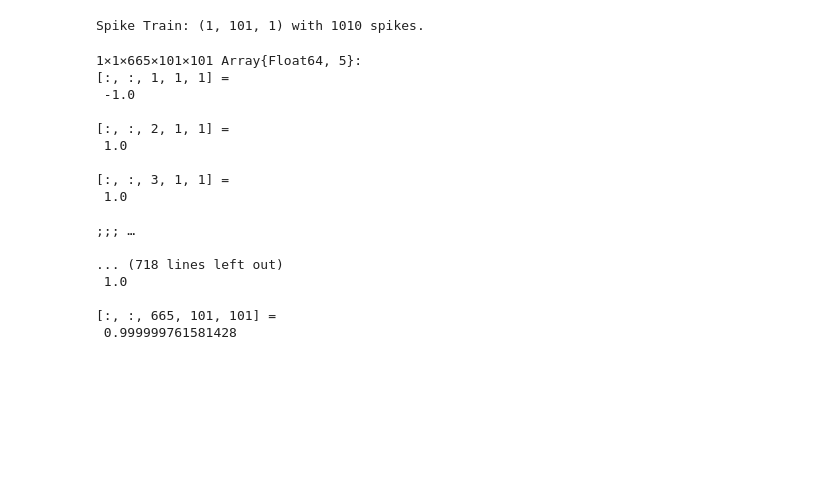
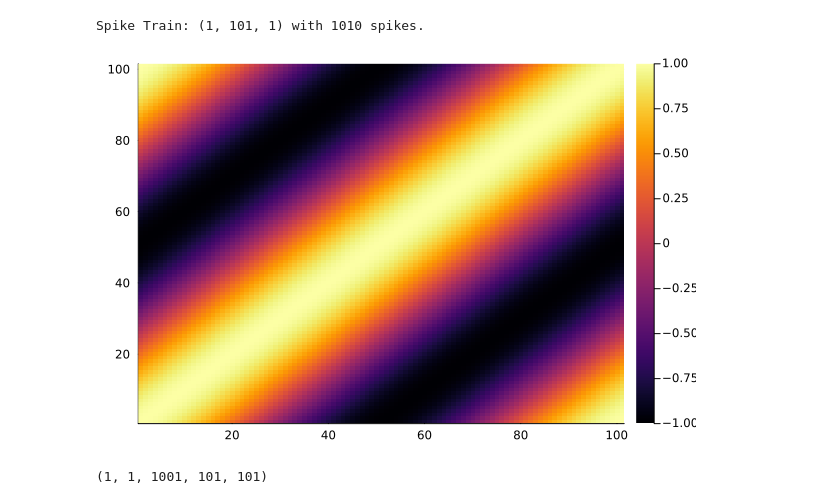
Before and after one commit to wilkieolin/PhasorNetworks.jl, a Jupyter notebook: demos/similarity.ipynb, the cells around one changed output. Saved outputs shown, nothing was run; the diff lists cells and outputs as text; code cells hidden in the pictures; blank space fills up the shorter version.

```diff
--- a/demos/similarity.ipynb
+++ b/demos/similarity.ipynb
@@ -52,13 +33,13 @@ n_vsa = 1
 epsilon = 0.10
 repeats = 10
 epsilon = 0.025
-solver_args = Dict(:adaptive => true, :abstol => 1e-6, :reltol => 1e-6)
+solver_args = Dict(:adaptive => false, :dt => 0.01, :abstol => 1e-6, :reltol => 1e-6)
 spk_args = SpikingArgs(t_window = 0.01,
                     threshold = 0.001,
                     solver=Tsit5(),
                     solver_args = solver_args)
 tspan = (0.0, repeats*1.0)
-tbase = collect(tspan[1]:spk_args.dt:tspan[2])
+tbase = collect(tspan[1]:spk_args.solver_args[:dt]:tspan[2])
 # %% [output]
 1001-element Vector{Float64}:
   0.0
@@ -116,23 +101,11 @@ st_y = phase_to_train(phase_y, spk_args = spk_args, repeats = repeats)
 Spike Train: (1, 101, 1) with 1010 spikes.
 # %%
 sims_2 = stack(similarity_outer(st_x, st_y, dims=2, reduce_dim=3, tspan=tspan, spk_args = spk_args));
-# %%
-sims_2
-# %% [output]
-1×1×665×101×101 Array{Float64, 5}:
-[:, :, 1, 1, 1] =
- -1.0
-
-[:, :, 2, 1, 1] =
- 1.0
-
-[:, :, 3, 1, 1] =
- 1.0
-
-;;; …
-
-... (718 lines left out)
- 1.0
-
-[:, :, 665, 101, 101] =
- 0.999999761581428
+# %%
+heatmap(sims_2[1,1,500,:,:])
+# %% [output]
+[figure, added]
+# %%
+size(sims_2)
+# %% [output]
+(1, 1, 1001, 101, 101)
```
Also changed, not shown: parts of 30 cells of this notebook, 3 other files.
